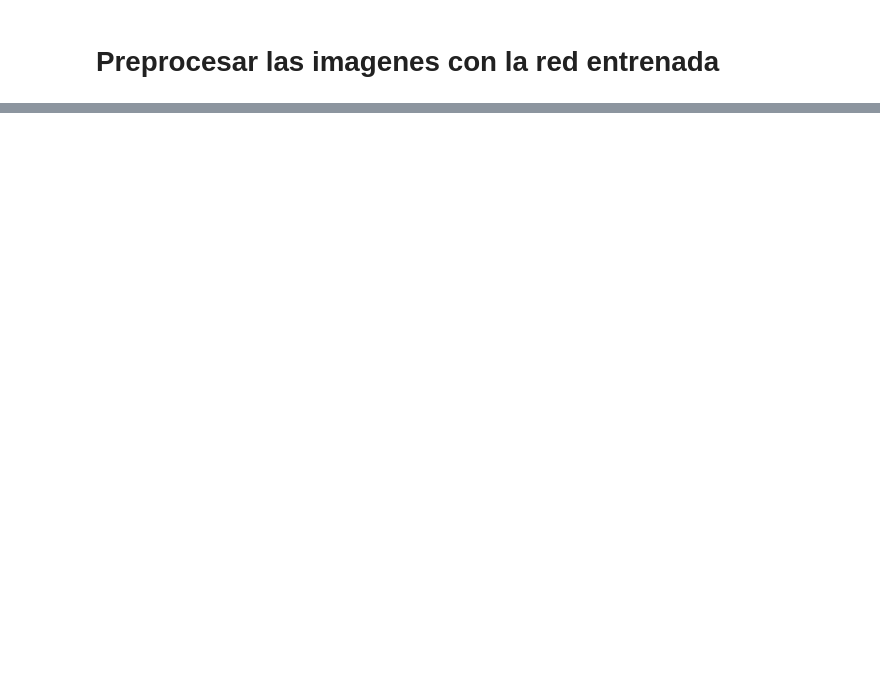
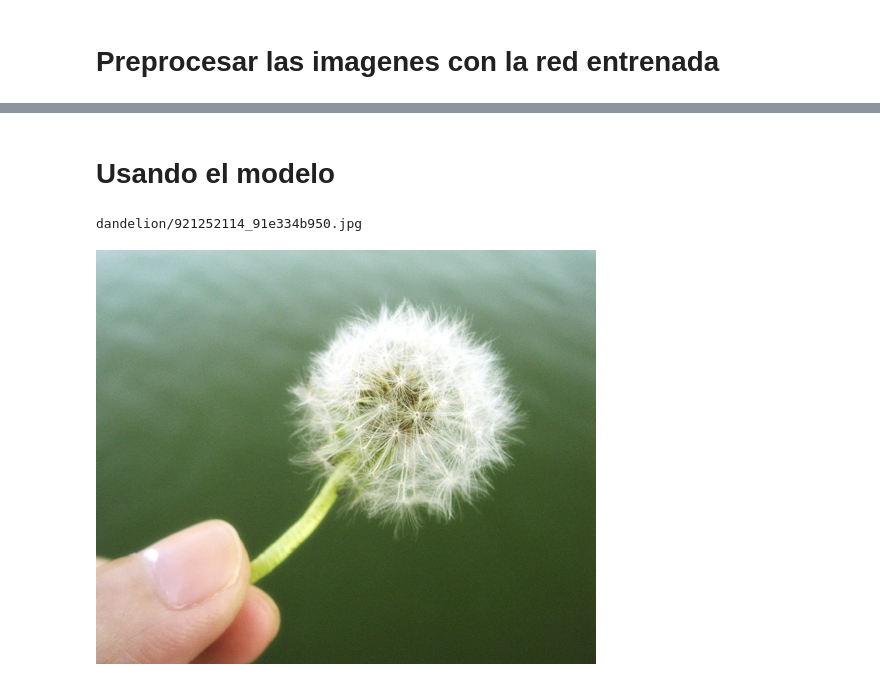
Before and after one commit to renato145/waimlap2017, a Jupyter notebook: 3 Transfer-learning.ipynb, the cells around one changed output, grey strips where cells are left out. Drawn from its saved outputs; the diff is of its cells as text; code cells hidden in the pictures; blank space fills up the shorter version.

```diff
--- a/3 Transfer-learning.ipynb
+++ b/3 Transfer-learning.ipynb
@@ -11,9 +14,9 @@ from keras.preprocessing.image import ImageDataGenerator
 # %% [markdown]
 # Cargar imagenes
 # %%
-path = '/home/kopita/Desktop/flower_photos/'
+path = '/home/rhermoza/data/flower_photos/'
 img_size = 224
-batch_size = 16
+batch_size = 64
 # %%
 train_datagen = ImageDataGenerator(preprocessing_function=preprocess_input)
 
@@ -103,0 +183,10 @@ outputs_x.shape, outputs_y.shape
+# %% [markdown]
+# Usando el modelo
+# %%
+random_img = np.random.choice(train_generator.filenames)
+print(random_img)
+img = Image.open(path + random_img)
+img
+# %% [output]
+dandelion/921252114_91e334b950.jpg
+[figure, added]
```
Also changed, not shown: parts of 27 cells of this notebook.
